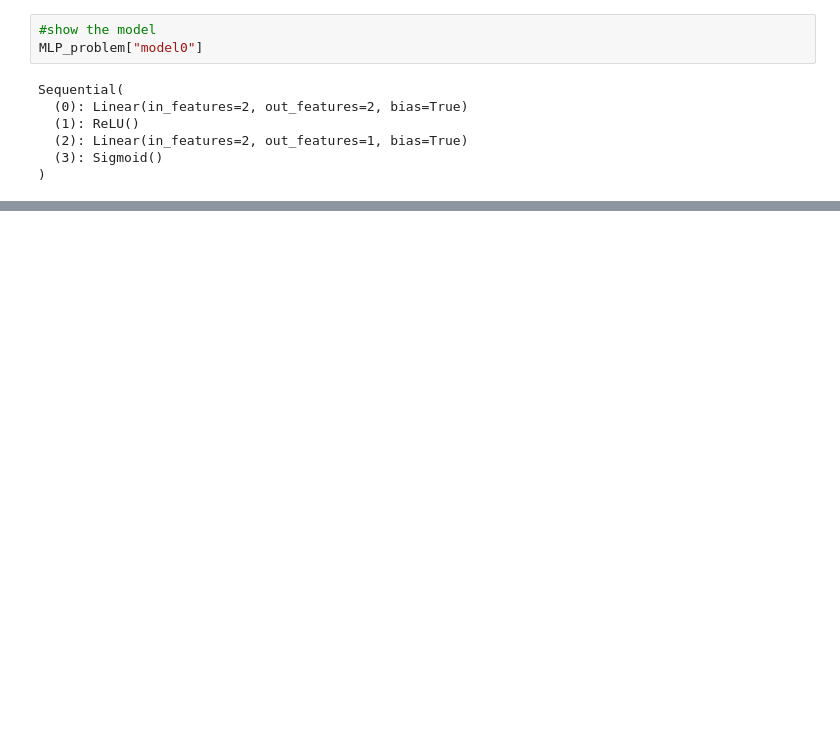
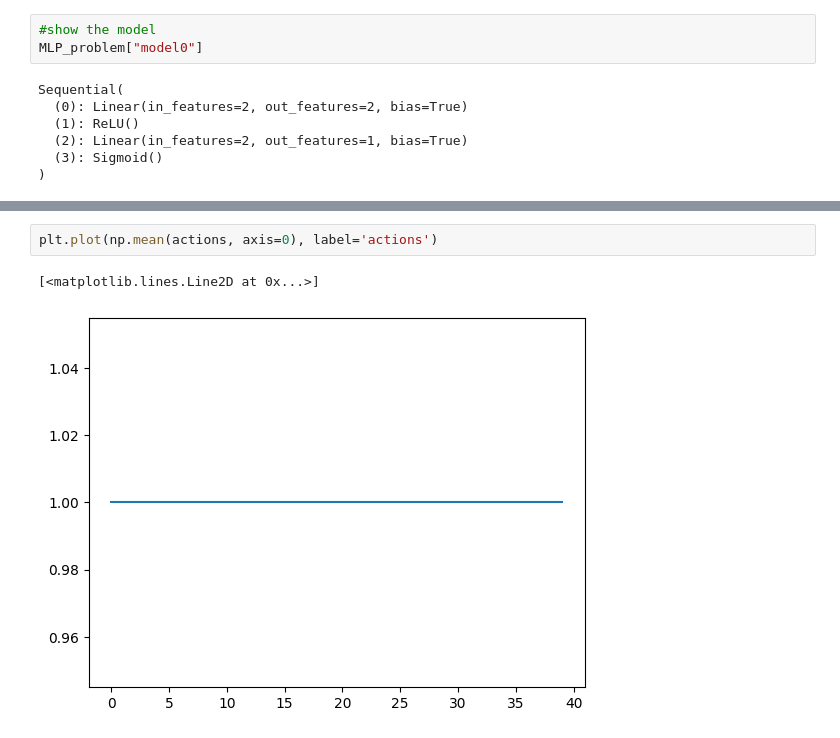
Before and after one commit to tidiane-camaret/autoML_switch_opt, a Jupyter notebook: exps.ipynb, the cells around one changed output, grey strips where cells are left out. Drawn from its saved outputs; the diff is of its cells as text; blank space fills up the shorter version.

```diff
--- a/exps.ipynb
+++ b/exps.ipynb
@@ -103,0 +106,5 @@ NameError: name 'get_rewards' is not defined
+# %%
+plt.plot(np.mean(actions, axis=0), label='actions')
+# %% [output]
+[<matplotlib.lines.Line2D at 0x...>]
+[figure, added]
```
Also changed, not shown: parts of 8 cells of this notebook, 2 other files.
